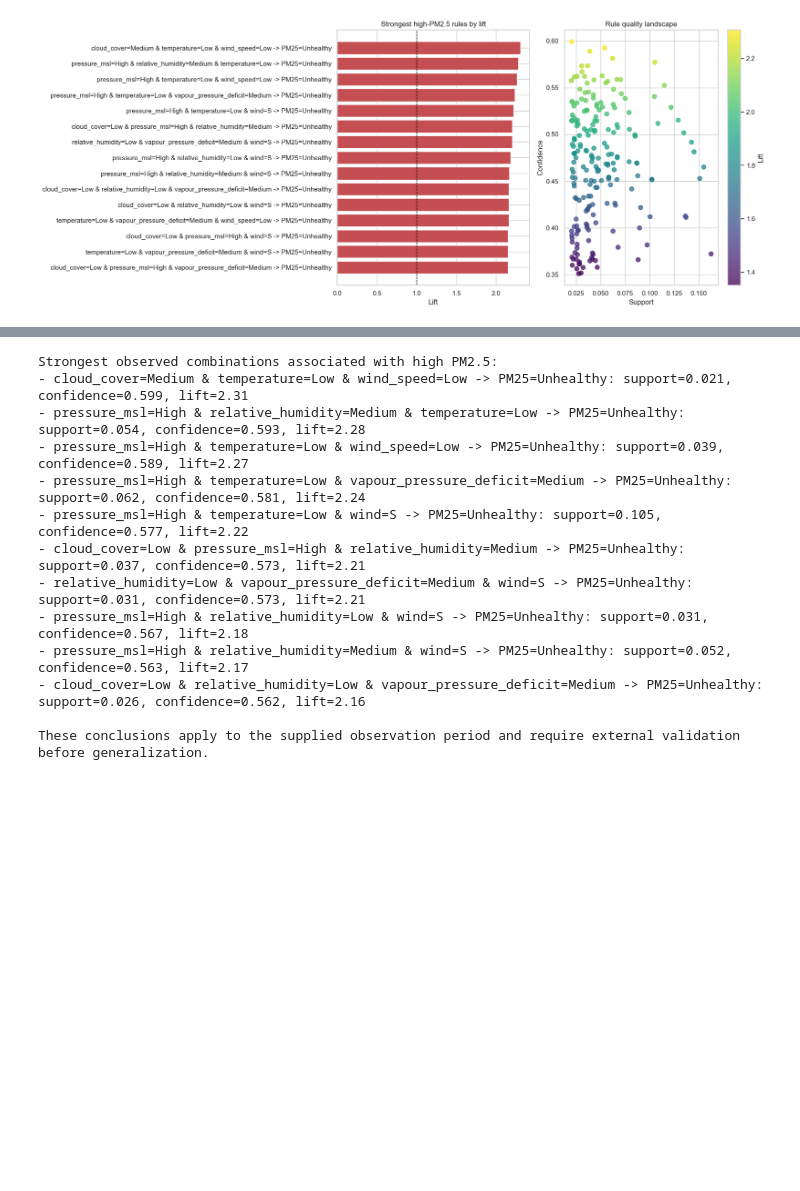
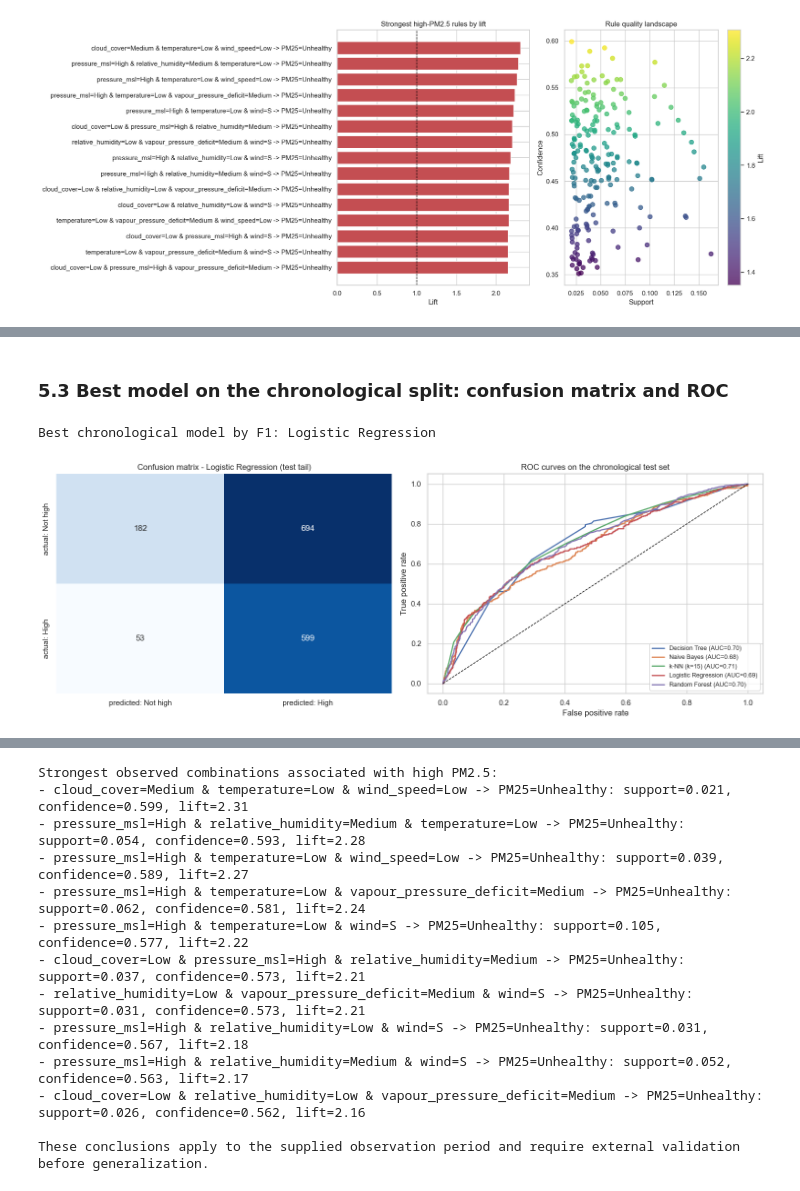
Before and after one commit to imccr/kathmandu-aqi-mining, a Jupyter notebook: notebooks/analysis.ipynb, the cells around one changed output, grey strips where cells are left out. Drawn from its saved outputs; the diff is of its cells as text; code cells hidden in the pictures; blank space fills up the shorter version.

```diff
--- a/notebooks/analysis.ipynb
+++ b/notebooks/analysis.ipynb
@@ -327,0 +376,24 @@ The next cell reports only combinations that pass the stated support, confidence
+# %% [markdown]
+### 5.3 Best model on the chronological split: confusion matrix and ROC
+# %%
+best_name = time_scores.iloc[0]['model']
+best_model = fitted_models[best_name]
+print(f'Best chronological model by F1: {best_name}')
+
+fig, axes = plt.subplots(1, 2, figsize=(15, 5.5))
+
+cm = clf.confusion_frame(best_model, X_test, y_test)
+sns.heatmap(cm, annot=True, fmt='d', cmap='Blues', cbar=False, ax=axes[0])
+axes[0].set(title=f'Confusion matrix - {best_name} (test tail)')
+
+for name, model in fitted_models.items():
+    fpr, tpr, auc = clf.roc_points(model, X_test, y_test)
+    axes[1].plot(fpr, tpr, linewidth=1.8, label=f'{name} (AUC={auc:.2f})')
+axes[1].plot([0, 1], [0, 1], color='black', linestyle='--', linewidth=1)
+axes[1].set(title='ROC curves on the chronological test set',
+            xlabel='False positive rate', ylabel='True positive rate')
+axes[1].legend(loc='lower right', fontsize=9)
+plt.tight_layout(); plt.show()
+# %% [output]
+Best chronological model by F1: Logistic Regression
+[figure, added]
```
Also changed, not shown: parts of 30 cells of this notebook, 4 other files.
